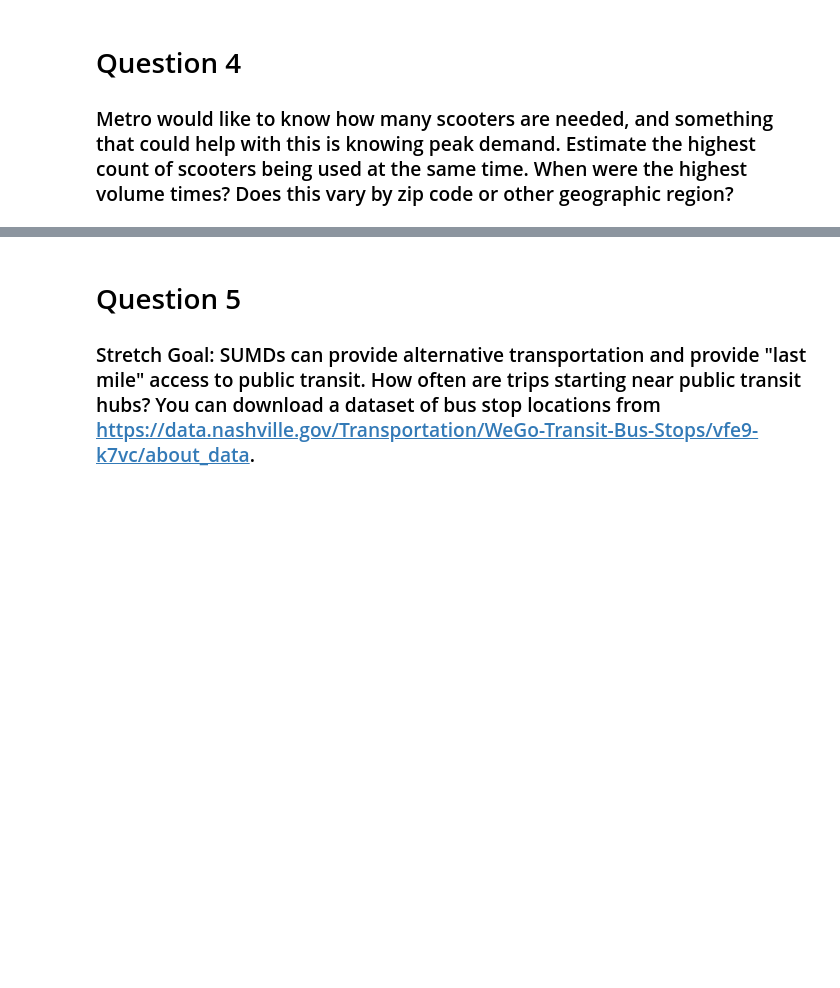
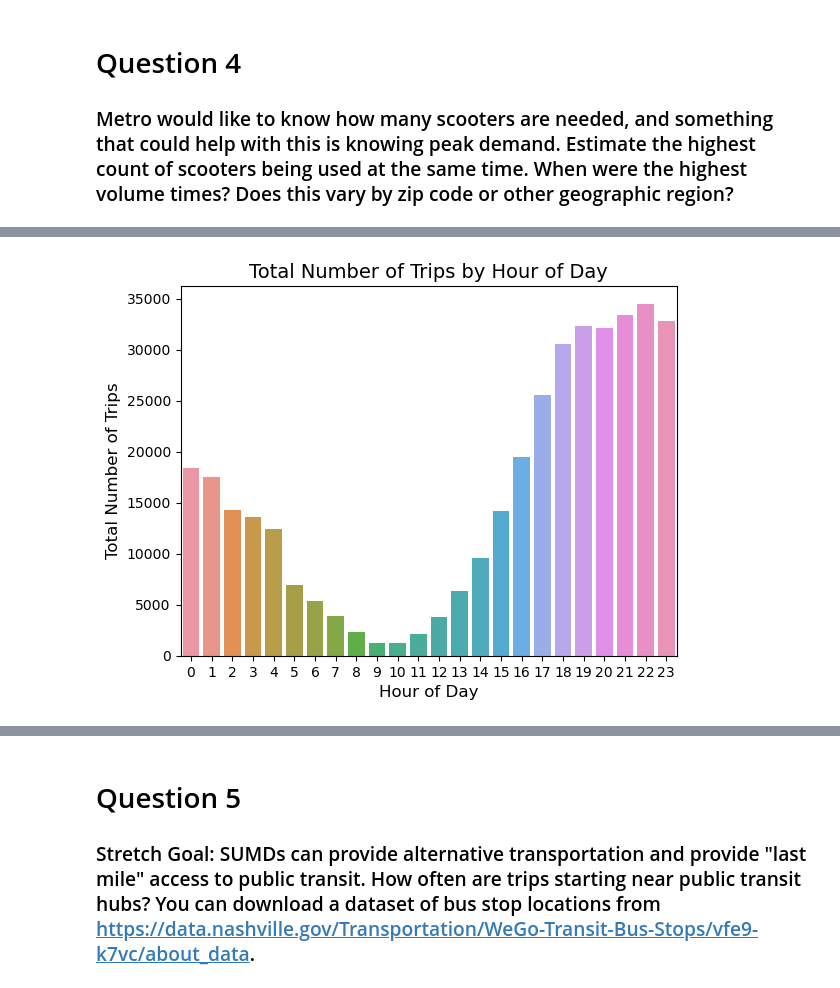
Before and after one commit to NSS-Data-Analytics-Cohort-11/scooters-no-pineapple, a Jupyter notebook: notebook/scooters.ipynb, the cells around one changed output, grey strips where cells are left out. Cells and saved outputs as stored; diff of their text form; code cells hidden in the pictures; blank space fills up the shorter version.

```diff
--- a/notebook/scooters.ipynb
+++ b/notebook/scooters.ipynb
@@ -378,0 +373,17 @@ total_trips_days_by_company.head()
+# %%
+# And here is the data non separated by Day of Week
+sns.barplot(
+    x="hour",
+    y="triprecordnum",
+    data=dh,
+    estimator=sum,
+    errorbar=None)
+
+# Fine tuning
+plt.xlabel("Hour of Day", fontsize=12)
+plt.ylabel("Total Number of Trips", fontsize=12)
+plt.title("Total Number of Trips by Hour of Day", fontsize=14)
+
+plt.show()
+# %% [output]
+[figure, added]
```
Also changed, not shown: parts of 37 cells of this notebook.
